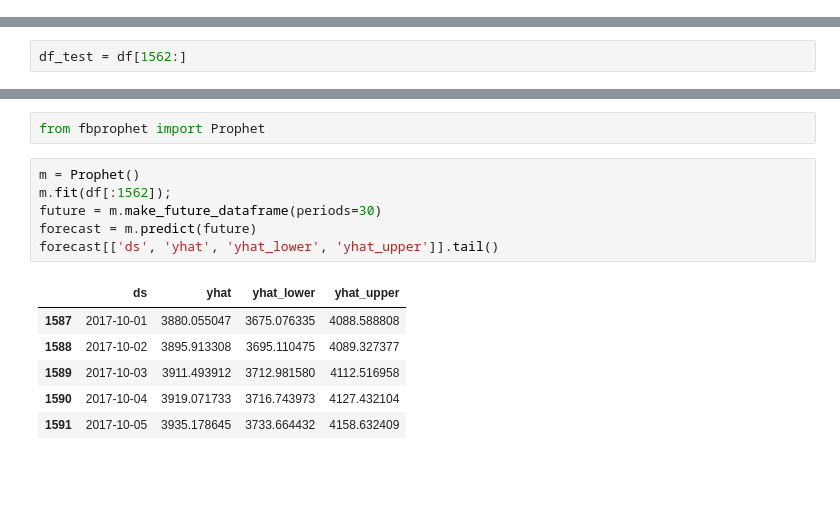
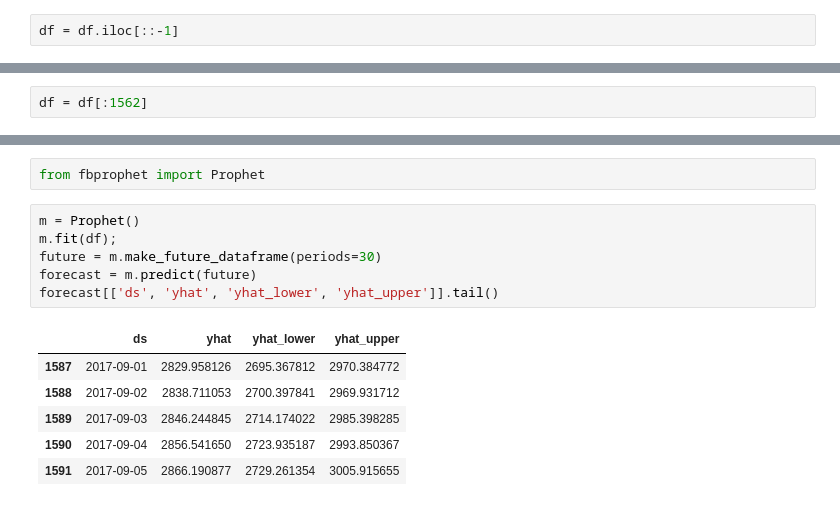
Before and after one commit to RohanVardhan/Cryptocurrency-Price-Prediction, a Jupyter notebook: Bitcoin_Prophet.ipynb, the cells around one changed output, grey strips where cells are left out. Drawn from its saved outputs; the diff is of its cells as text; blank space fills up the shorter version.

```diff
--- a/Bitcoin_Prophet.ipynb
+++ b/Bitcoin_Prophet.ipynb
@@ -59,6 +59,8 @@ plt.show()
 df = pd.read_csv('./Datasets/bitcoin_price.csv', parse_dates=['Date'], usecols=['Date','Close'])
 # %%
 df.columns = ["ds", "y"]
+# %%
+df = df.iloc[::-1]
 # %%
 df.info()
 # %% [output]
@@ -70,5 +72,5 @@ y     1592 non-null float64
 dtypes: datetime64[ns](1), float64(1)
 memory usage: 25.0 KB
 # %%
-df_test = df[1562:]
+df = df[:1562]
 # %%
@@ -85,15 +96,15 @@ memory usage: 564.0 bytes
 from fbprophet import Prophet
 # %%
 m = Prophet()
-m.fit(df[:1562]);
+m.fit(df);
 future = m.make_future_dataframe(periods=30)
 forecast = m.predict(future)
 forecast[['ds', 'yhat', 'yhat_lower', 'yhat_upper']].tail()
 # %% [output]
 |  | ds | yhat | yhat_lower | yhat_upper |
-| 1587 | 2017-10-01 | 3880.055047 | 3675.076335 | 4088.588808 |
-| 1588 | 2017-10-02 | 3895.913308 | 3695.110475 | 4089.327377 |
-| 1589 | 2017-10-03 | 3911.493912 | 3712.981580 | 4112.516958 |
-| 1590 | 2017-10-04 | 3919.071733 | 3716.743973 | 4127.432104 |
-| 1591 | 2017-10-05 | 3935.178645 | 3733.664432 | 4158.632409 |
+| 1587 | 2017-09-01 | 2829.958126 | 2695.367812 | 2970.384772 |
+| 1588 | 2017-09-02 | 2838.711053 | 2700.397841 | 2969.931712 |
+| 1589 | 2017-09-03 | 2846.244845 | 2714.174022 | 2985.398285 |
+| 1590 | 2017-09-04 | 2856.541650 | 2723.935187 | 2993.850367 |
+| 1591 | 2017-09-05 | 2866.190877 | 2729.261354 | 3005.915655 |
 # %%
```
Also changed, not shown: parts of 8 cells of this notebook, 2 other files.
